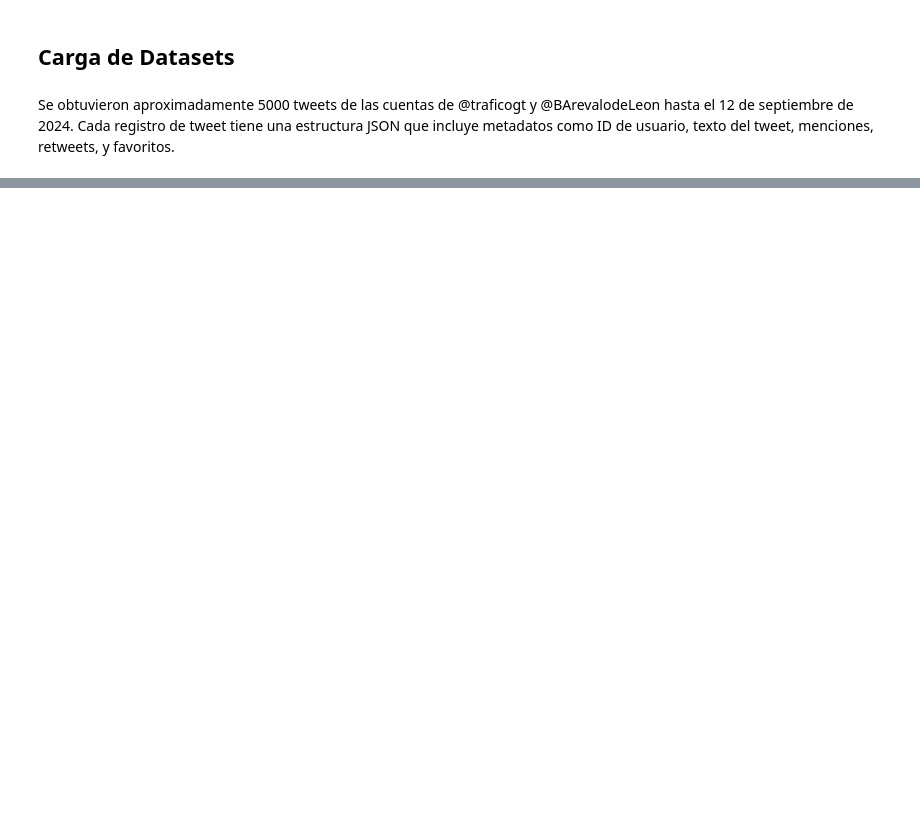
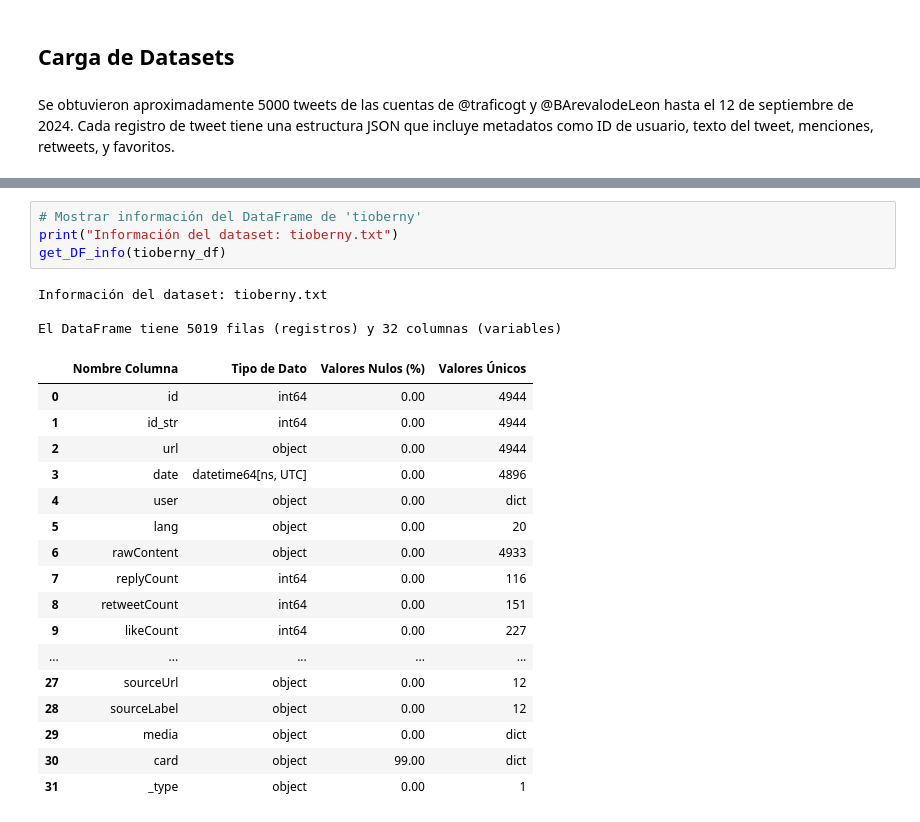
Before and after one commit to JPOrellana/Lab7-DataScience, a Jupyter notebook: Lab7.ipynb, the cells around one changed output, grey strips where cells are left out. Saved outputs shown, nothing was run; the diff lists cells and outputs as text; blank space fills up the shorter version.

```diff
--- a/Lab7.ipynb
+++ b/Lab7.ipynb
@@ -102,0 +84,25 @@ El problema esta en que la ultima linea no tiene el simbolo `}` para definir el
+# %%
+# Mostrar información del DataFrame de 'tioberny'
+print("Información del dataset: tioberny.txt")
+get_DF_info(tioberny_df)
+# %% [output]
+Información del dataset: tioberny.txt
+
+El DataFrame tiene 5019 filas (registros) y 32 columnas (variables)
+|  | Nombre Columna | Tipo de Dato | Valores Nulos (%) | Valores Únicos |
+| 0 | id | int64 | 0.00 | 4944 |
+| 1 | id_str | int64 | 0.00 | 4944 |
+| 2 | url | object | 0.00 | 4944 |
+| 3 | date | datetime64[ns, UTC] | 0.00 | 4896 |
+| 4 | user | object | 0.00 | dict |
+| 5 | lang | object | 0.00 | 20 |
+| 6 | rawContent | object | 0.00 | 4933 |
+| 7 | replyCount | int64 | 0.00 | 116 |
+| 8 | retweetCount | int64 | 0.00 | 151 |
+| 9 | likeCount | int64 | 0.00 | 227 |
+| ... | ... | ... | ... | ... |
+| 27 | sourceUrl | object | 0.00 | 12 |
+| 28 | sourceLabel | object | 0.00 | 12 |
+| 29 | media | object | 0.00 | dict |
+| 30 | card | object | 99.00 | dict |
+| 31 | _type | object | 0.00 | 1 |
```
Also changed, not shown: parts of 25 cells of this notebook.
